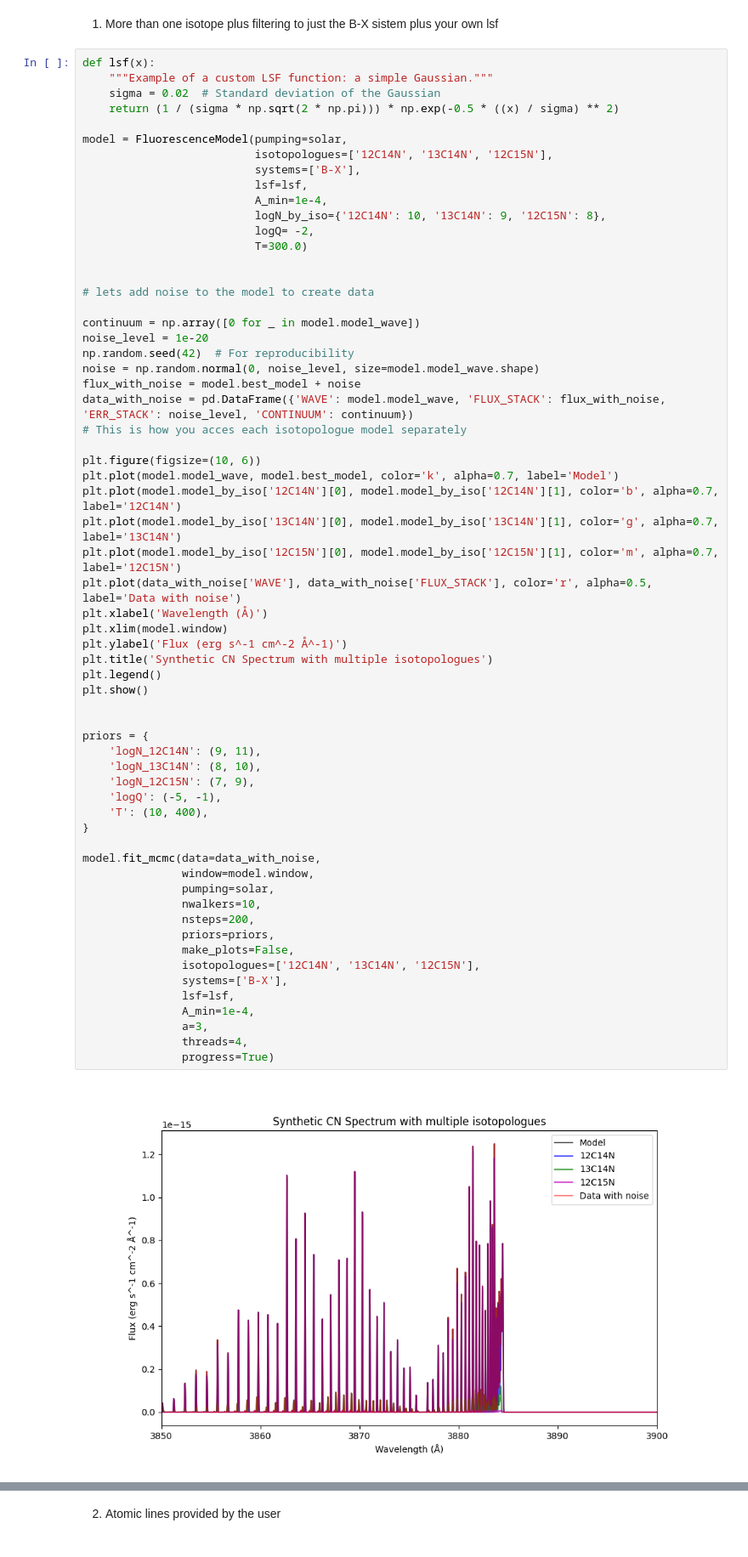
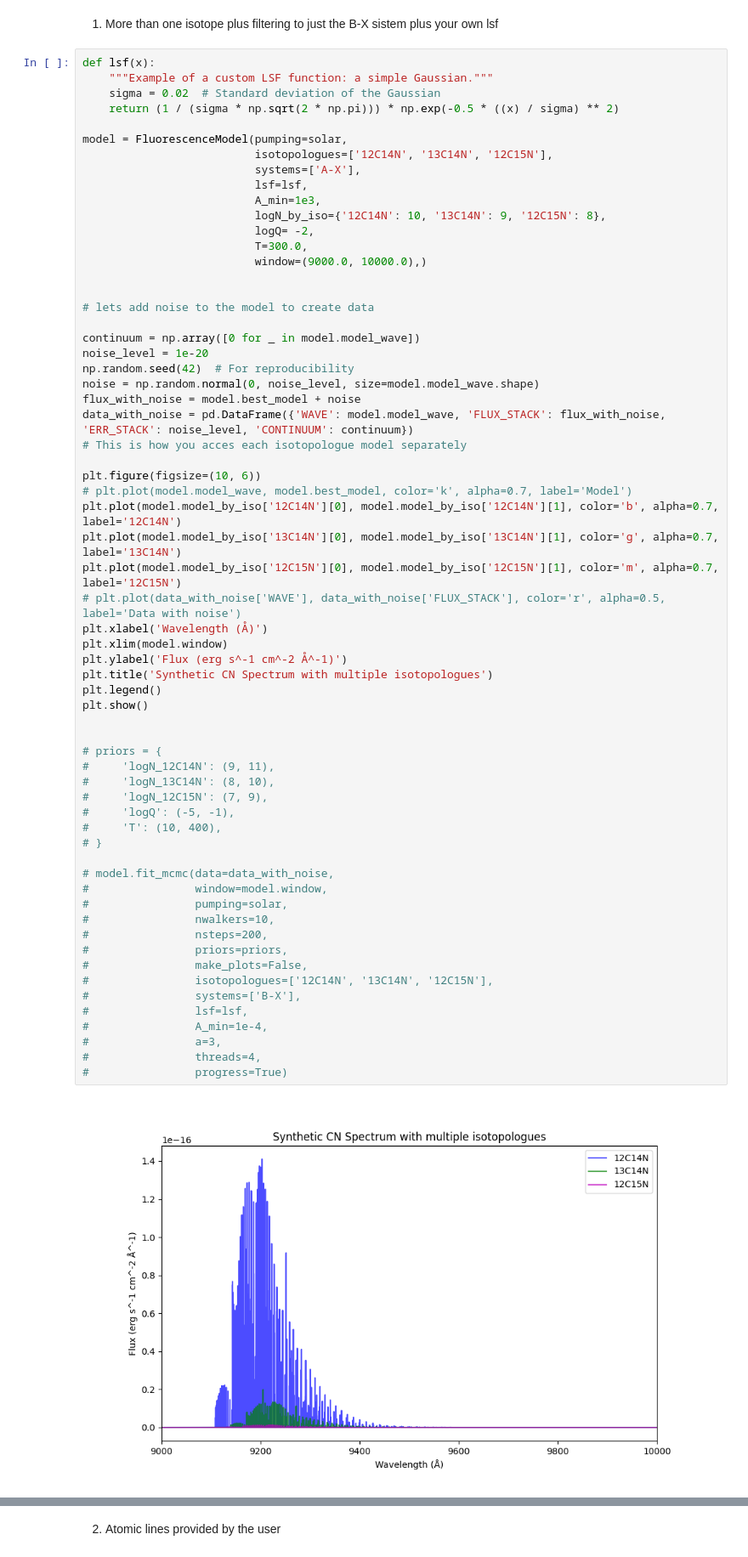
Before and after one commit to baltasarluco/CometSpec, a Jupyter notebook: WorkFlow_Example/WorkFlow.ipynb, the cells around one changed output, grey strips where cells are left out. Shown at 85% size. Drawn from its saved outputs; the diff is of its cells as text.

```diff
--- a/WorkFlow_Example/WorkFlow.ipynb
+++ b/WorkFlow_Example/WorkFlow.ipynb
@@ -562,59 +573,60 @@ def lsf(x):
 
 model = FluorescenceModel(pumping=solar,
                           isotopologues=['12C14N', '13C14N', '12C15N'],
-                          systems=['B-X'],
+                          systems=['A-X'],
                           lsf=lsf,
-                          A_min=1e-4,
+                          A_min=1e3,
                           logN_by_iso={'12C14N': 10, '13C14N': 9, '12C15N': 8},
                           logQ= -2,
-                          T=300.0)
+                          T=300.0,
+                          window=(9000.0, 10000.0),)
 
 
 # lets add noise to the model to create data
 
 continuum = np.array([0 for _ in model.model_wave])
 noise_level = 1e-20
 np.random.seed(42)  # For reproducibility
 noise = np.random.normal(0, noise_level, size=model.model_wave.shape)
 flux_with_noise = model.best_model + noise
 data_with_noise = pd.DataFrame({'WAVE': model.model_wave, 'FLUX_STACK': flux_with_noise, 'ERR_STACK': noise_level, 'CONTINUUM': continuum})
 # This is how you acces each isotopologue model separately
 
 plt.figure(figsize=(10, 6))
-plt.plot(model.model_wave, model.best_model, color='k', alpha=0.7, label='Model')
+# plt.plot(model.model_wave, model.best_model, color='k', alpha=0.7, label='Model')
 plt.plot(model.model_by_iso['12C14N'][0], model.model_by_iso['12C14N'][1], color='b', alpha=0.7, label='12C14N')
 plt.plot(model.model_by_iso['13C14N'][0], model.model_by_iso['13C14N'][1], color='g', alpha=0.7, label='13C14N')
 plt.plot(model.model_by_iso['12C15N'][0], model.model_by_iso['12C15N'][1], color='m', alpha=0.7, label='12C15N')
-plt.plot(data_with_noise['WAVE'], data_with_noise['FLUX_STACK'], color='r', alpha=0.5, label='Data with noise')
+# plt.plot(data_with_noise['WAVE'], data_with_noise['FLUX_STACK'], color='r', alpha=0.5, label='Data with noise')
 plt.xlabel('Wavelength (Å)')
 plt.xlim(model.window)
 plt.ylabel('Flux (erg s^-1 cm^-2 Å^-1)')
 plt.title('Synthetic CN Spectrum with multiple isotopologues')
 plt.legend()
 plt.show()
 
 
-priors = {
-    'logN_12C14N': (9, 11),
-    'logN_13C14N': (8, 10),
-    'logN_12C15N': (7, 9),
-    'logQ': (-5, -1),
-    'T': (10, 400),
-}
+# priors = {
+#     'logN_12C14N': (9, 11),
+#     'logN_13C14N': (8, 10),
+#     'logN_12C15N': (7, 9),
+#     'logQ': (-5, -1),
+#     'T': (10, 400),
+# }
 
-model.fit_mcmc(data=data_with_noise,
-               window=model.window,
-               pumping=solar,
-               nwalkers=10,
-               nsteps=200,
-               priors=priors,
-               make_plots=False,
-               isotopologues=['12C14N', '13C14N', '12C15N'],
-               systems=['B-X'],
-               lsf=lsf,
-               A_min=1e-4,
-               a=3,
-               threads=4,
-               progress=True)
+# model.fit_mcmc(data=data_with_noise,
+#                window=model.window,
+#                pumping=solar,
+#                nwalkers=10,
+#                nsteps=200,
+#                priors=priors,
+#                make_plots=False,
+#                isotopologues=['12C14N', '13C14N', '12C15N'],
+#                systems=['B-X'],
+#                lsf=lsf,
+#                A_min=1e-4,
+#                a=3,
+#                threads=4,
+#                progress=True)
 # %% [output]
-[figure, old version]
+[figure, new version]
```
Also changed, not shown: parts of 4 cells of this notebook, 2 other files.
